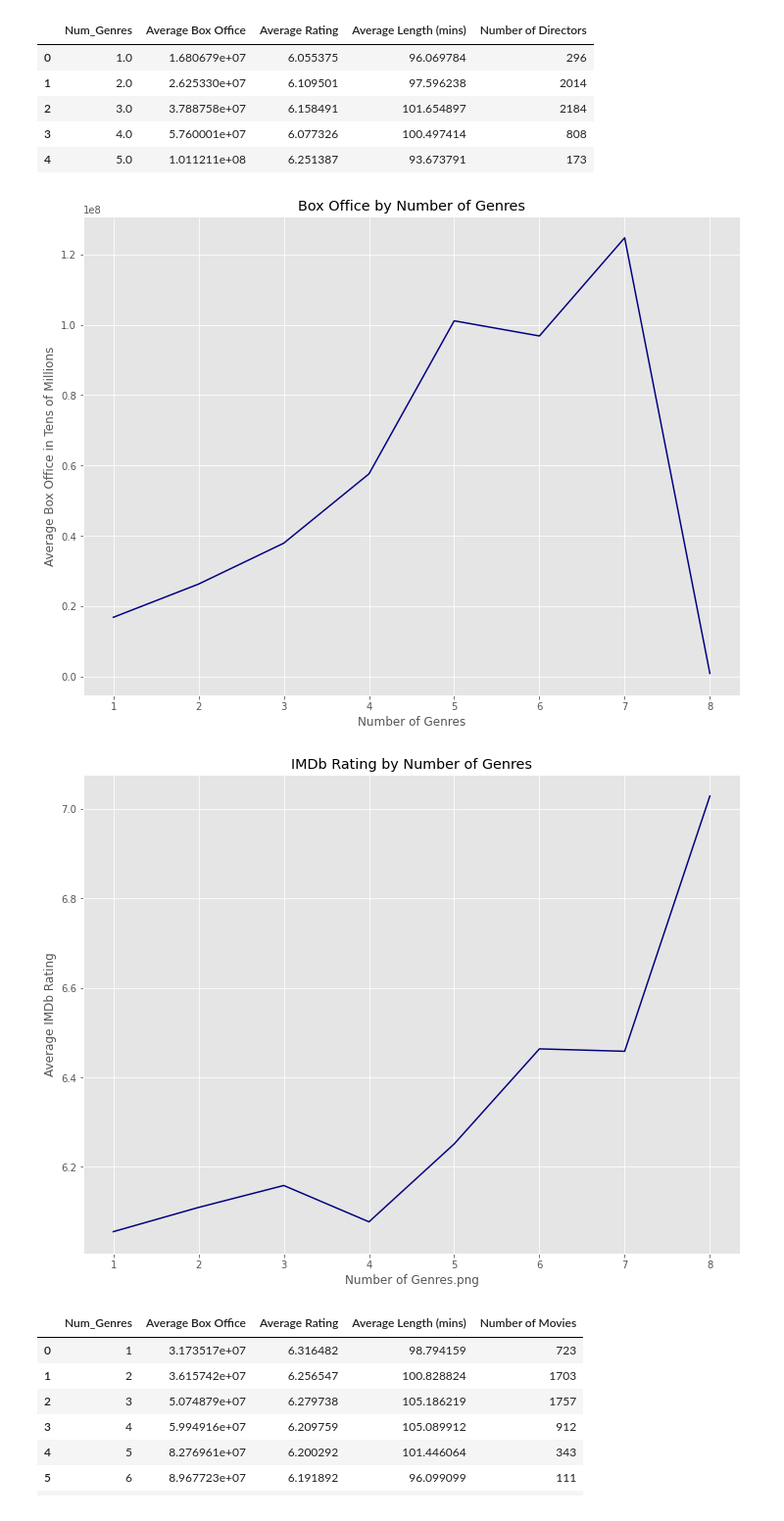
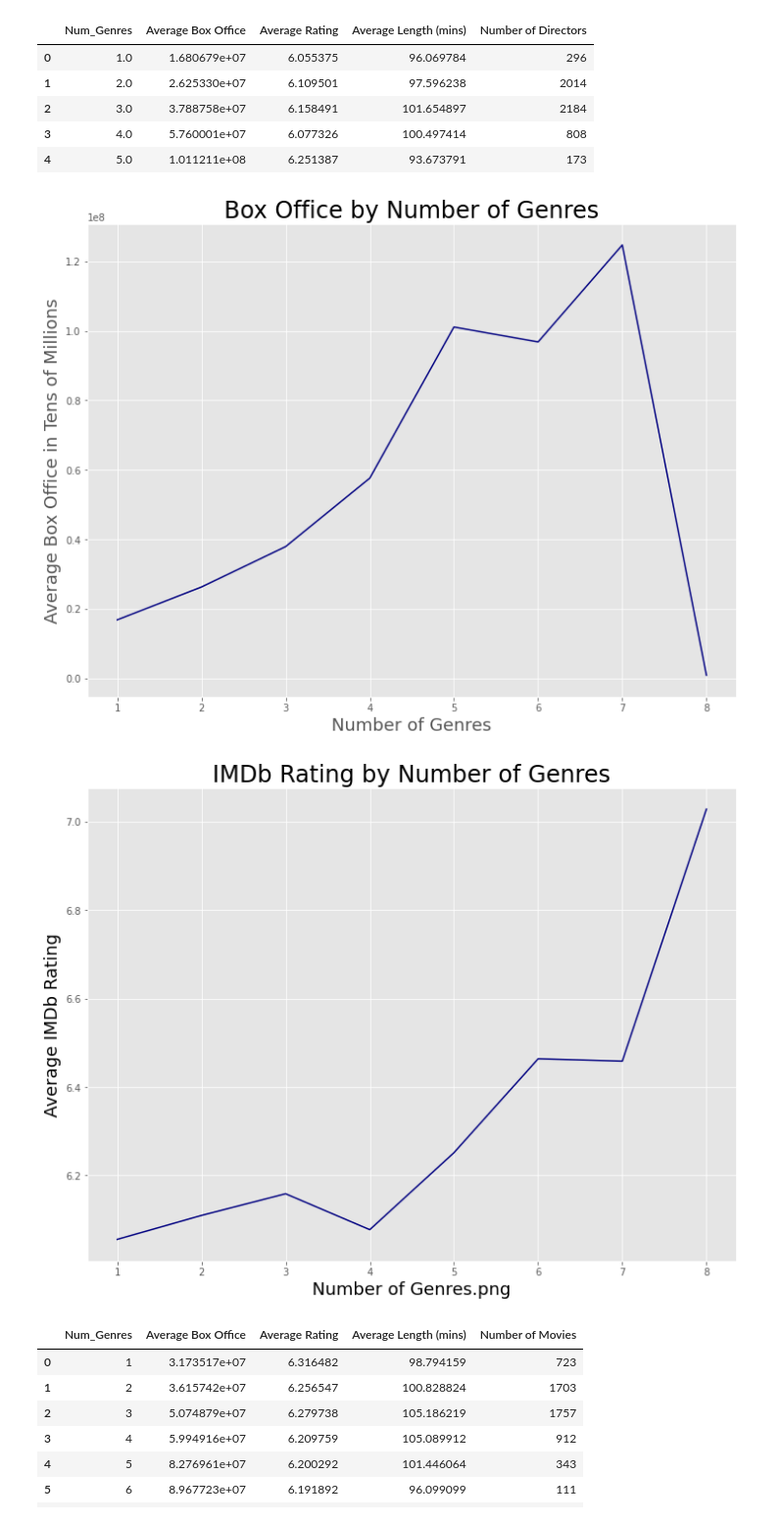
Before and after one commit to Lweston75/Project-One, a Jupyter notebook: ESPgraphs.ipynb, the cells around one changed output. Shown at 98% size. Saved outputs shown, nothing was run; the diff lists cells and outputs as text; code cells hidden in the pictures.

Commit message:
New Graphs

```diff
--- a/ESPgraphs.ipynb
+++ b/ESPgraphs.ipynb
@@ -84,20 +84,20 @@ director_genres_df.head()
 # %%
 
 director_genres_df.plot.line('Num_Genres','Average Box Office', figsize = (12,9), legend = False, color = 'navy')
-plt.title("Box Office by Number of Genres")
-plt.ylabel("Average Box Office in Tens of Millions")
-plt.xlabel("Number of Genres")
+plt.title("Box Office by Number of Genres",, fontsize = 24, color = "black")
+plt.ylabel("Average Box Office in Tens of Millions", fontsize = 18, color = "black")
+plt.xlabel("Number of Genres", fontsize = 18, color = "black")
 plt.savefig("BoxOfficeByGenres.png")
 # %% [output]
-[figure, old version]
+[figure, new version]
 # %%
 director_genres_df.plot.line('Num_Genres','Average Rating', figsize = (12,9), legend=False, color = 'navy')
-plt.title("IMDb Rating by Number of Genres")
-plt.ylabel("Average IMDb Rating")
-plt.xlabel("Number of Genres.png")
+plt.title("IMDb Rating by Number of Genres", fontsize = 24, color = "black")
+plt.ylabel("Average IMDb Rating", fontsize = 18, color = "black")
+plt.xlabel("Number of Genres.png", fontsize = 18, color = "black")
 plt.savefig("IMDbRatingByGenres.png")
 # %% [output]
-[figure, old version]
+[figure, new version]
 # %%
 numGenres_df = movie_df.groupby('Num_Genres').agg({
     'Box_Office':'mean',
```
Also changed, not shown: 8 other files.
